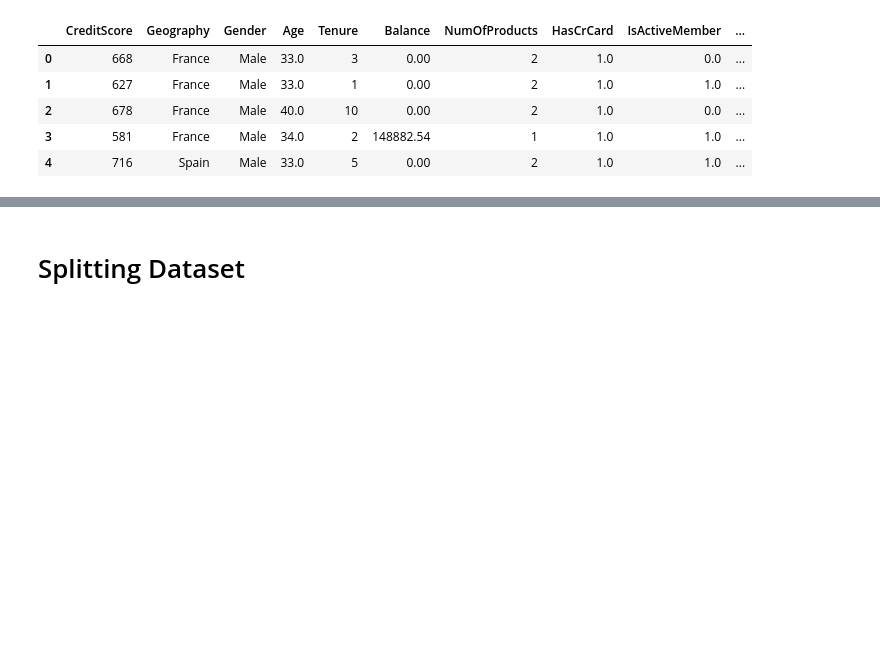
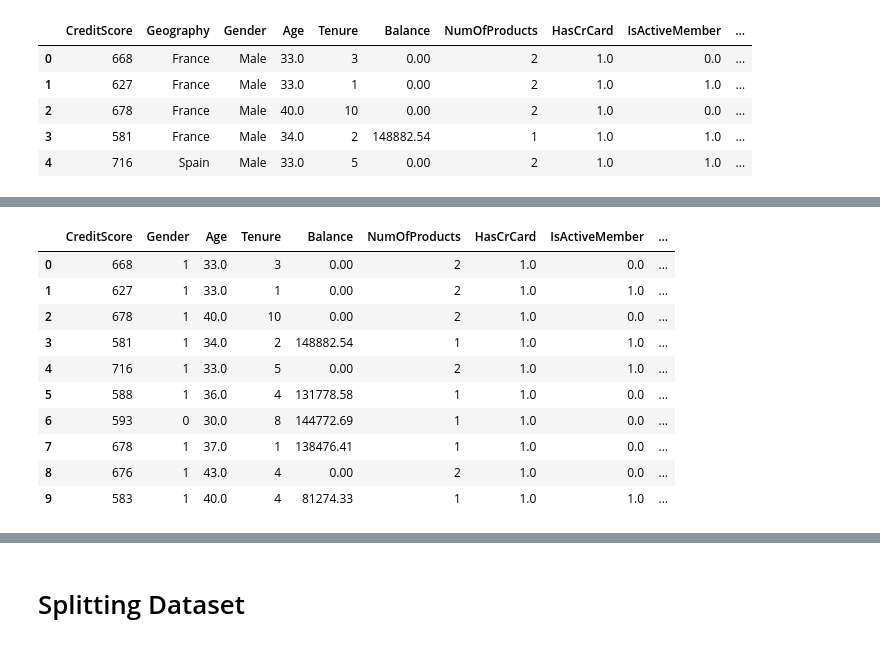
Before and after one commit to byrocuy/bank-churn-binary-classification, a Jupyter notebook: bank-churn.ipynb, the cells around one changed output, grey strips where cells are left out. Drawn from its saved outputs; the diff is of its cells as text; code cells hidden in the pictures; blank space fills up the shorter version.

```diff
--- a/bank-churn.ipynb
+++ b/bank-churn.ipynb
@@ -179,0 +289,31 @@ df_train.head()
+# %%
+# 3. Feature Interaction
+
+'''
+We will compute:
+- CreditScorePerAge = CreditScore / Age
+- BalanceToCreditScore = Balance / CreditScore
+- BalanceToEstimatedSalary = Balance / EstimatedSalary
+# - IncomePerAge = EstimatedSalary / Age
+'''
+
+def feature_interactions(df):
+    df['CreditScorePerAge'] = df.CreditScore / df.Age
+    df['BalanceToCreditScore'] = df.Balance / df.CreditScore
+    df['BalanceToEstimatedSalary'] = df.Balance / df.EstimatedSalary
+    return df
+
+df_train = feature_interactions(df_train)
+df_train.head(10)
+# %% [output]
+|  | CreditScore | Gender | Age | Tenure | Balance | NumOfProducts | HasCrCard | IsActiveMember | ... |
+| 0 | 668 | 1 | 33.0 | 3 | 0.00 | 2 | 1.0 | 0.0 | ... |
+| 1 | 627 | 1 | 33.0 | 1 | 0.00 | 2 | 1.0 | 1.0 | ... |
+| 2 | 678 | 1 | 40.0 | 10 | 0.00 | 2 | 1.0 | 0.0 | ... |
+| 3 | 581 | 1 | 34.0 | 2 | 148882.54 | 1 | 1.0 | 1.0 | ... |
+| 4 | 716 | 1 | 33.0 | 5 | 0.00 | 2 | 1.0 | 1.0 | ... |
+| 5 | 588 | 1 | 36.0 | 4 | 131778.58 | 1 | 1.0 | 0.0 | ... |
+| 6 | 593 | 0 | 30.0 | 8 | 144772.69 | 1 | 1.0 | 0.0 | ... |
+| 7 | 678 | 1 | 37.0 | 1 | 138476.41 | 1 | 1.0 | 0.0 | ... |
+| 8 | 676 | 1 | 43.0 | 4 | 0.00 | 2 | 1.0 | 0.0 | ... |
+| 9 | 583 | 1 | 40.0 | 4 | 81274.33 | 1 | 1.0 | 1.0 | ... |
```
Also changed, not shown: parts of 28 cells of this notebook.
